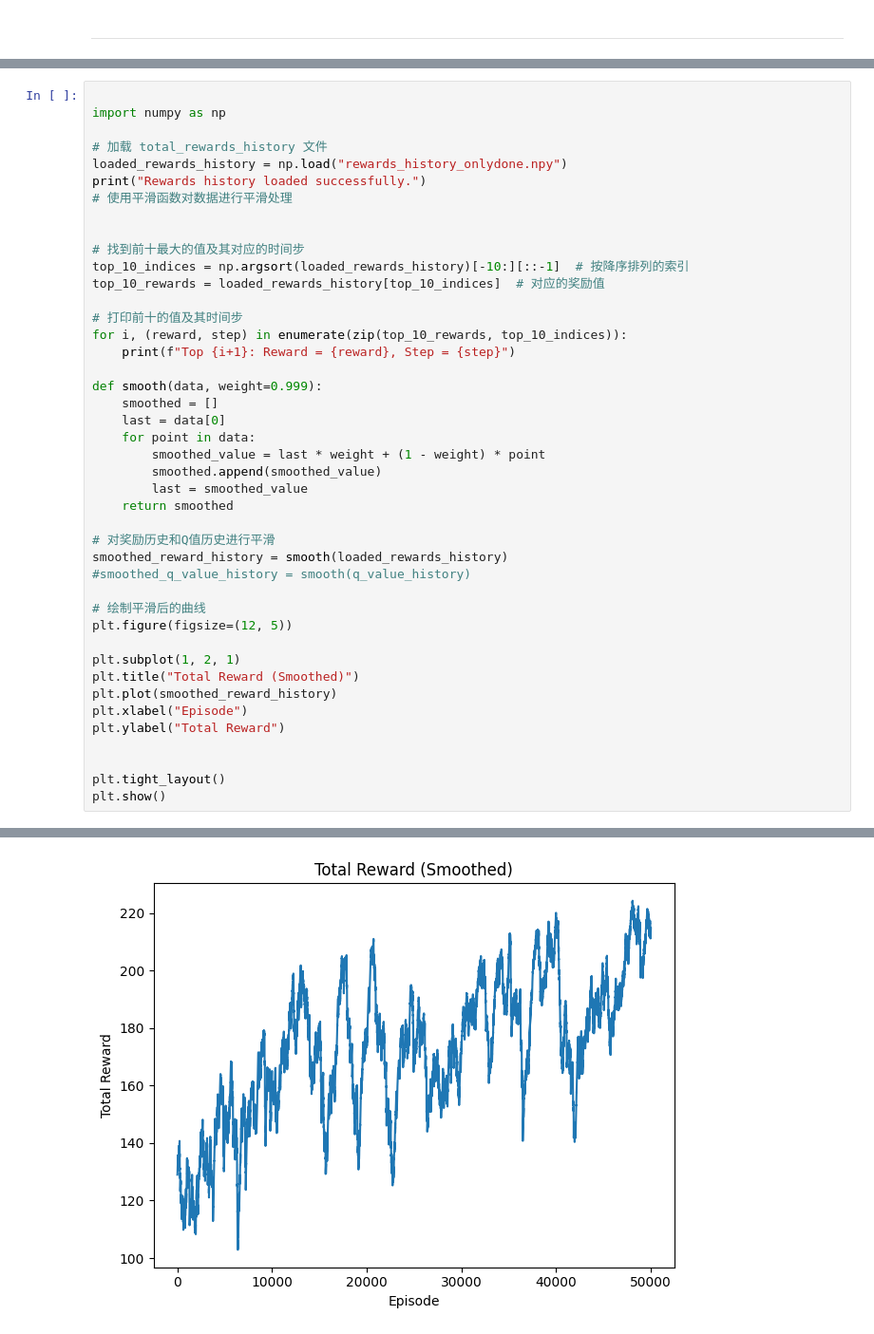
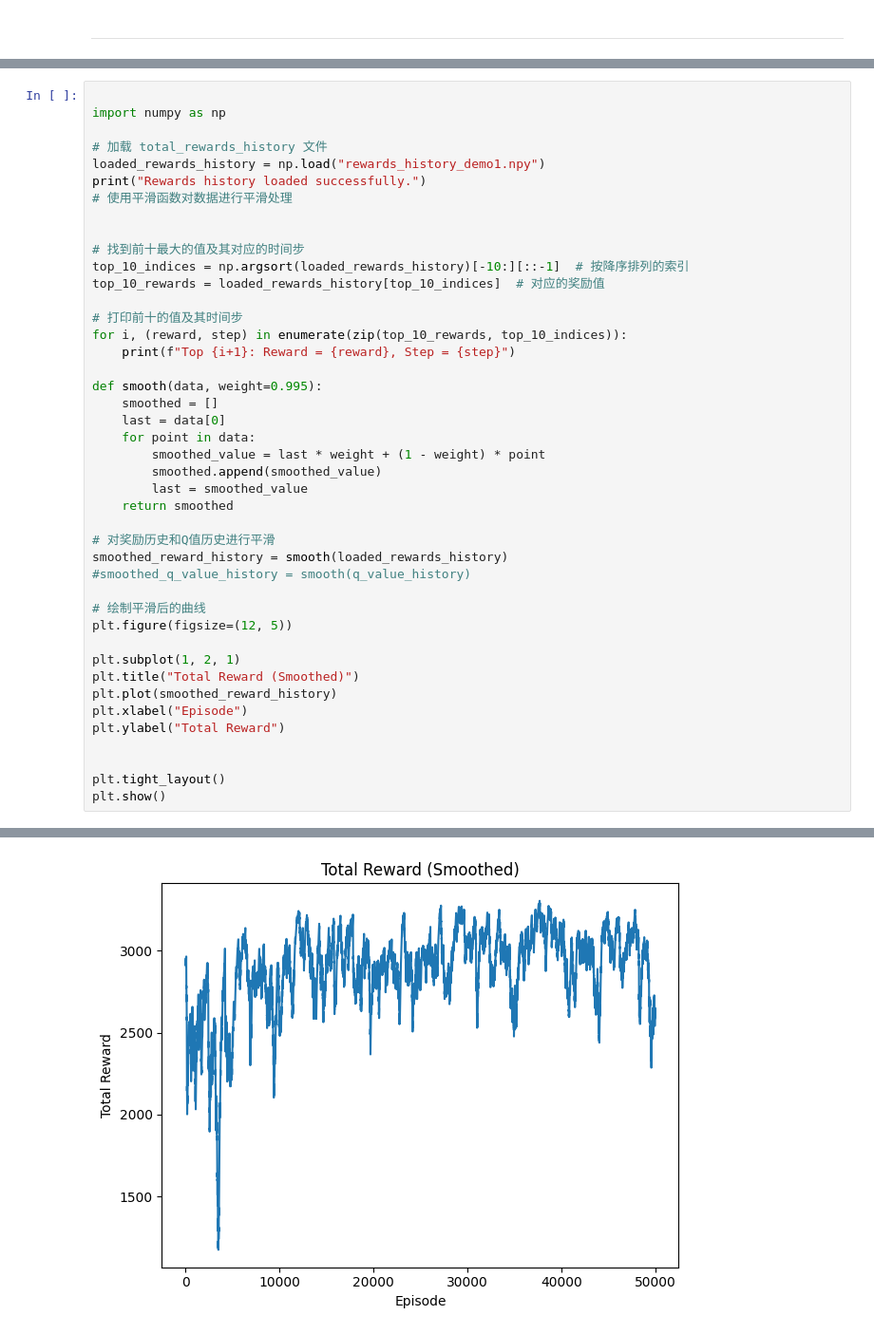
Before and after one commit to yjchenCN/Multi-agent-consensus-algorithm, a Jupyter notebook: MARL/MA_new/reinforce.ipynb, the cells around one changed output, grey strips where cells are left out. Shown at 95% size. Saved outputs shown, nothing was run; the diff lists cells and outputs as text.

```diff
--- a/MARL/MA_new/reinforce.ipynb
+++ b/MARL/MA_new/reinforce.ipynb
@@ -351,7 +351,7 @@ Saved policy for agent_4 to agent_4_policy.pth
 import numpy as np
 
 # 加载 total_rewards_history 文件
-loaded_rewards_history = np.load("rewards_history_onlydone.npy")
+loaded_rewards_history = np.load("rewards_history_demo1.npy")
 print("Rewards history loaded successfully.")
 # 使用平滑函数对数据进行平滑处理
 
@@ -364,7 +364,7 @@ top_10_rewards = loaded_rewards_history[top_10_indices]  # 对应的奖励值
 for i, (reward, step) in enumerate(zip(top_10_rewards, top_10_indices)):
     print(f"Top {i+1}: Reward = {reward}, Step = {step}")
 
-def smooth(data, weight=0.999):
+def smooth(data, weight=0.995):
     smoothed = []
     last = data[0]
     for point in data:
@@ -404 +404 @@ Top 10: Reward = 634, Step = 21619
-[figure, old version]
+[figure, new version]
```
Also changed, not shown: parts of 2 cells of this notebook, 15 other files.
